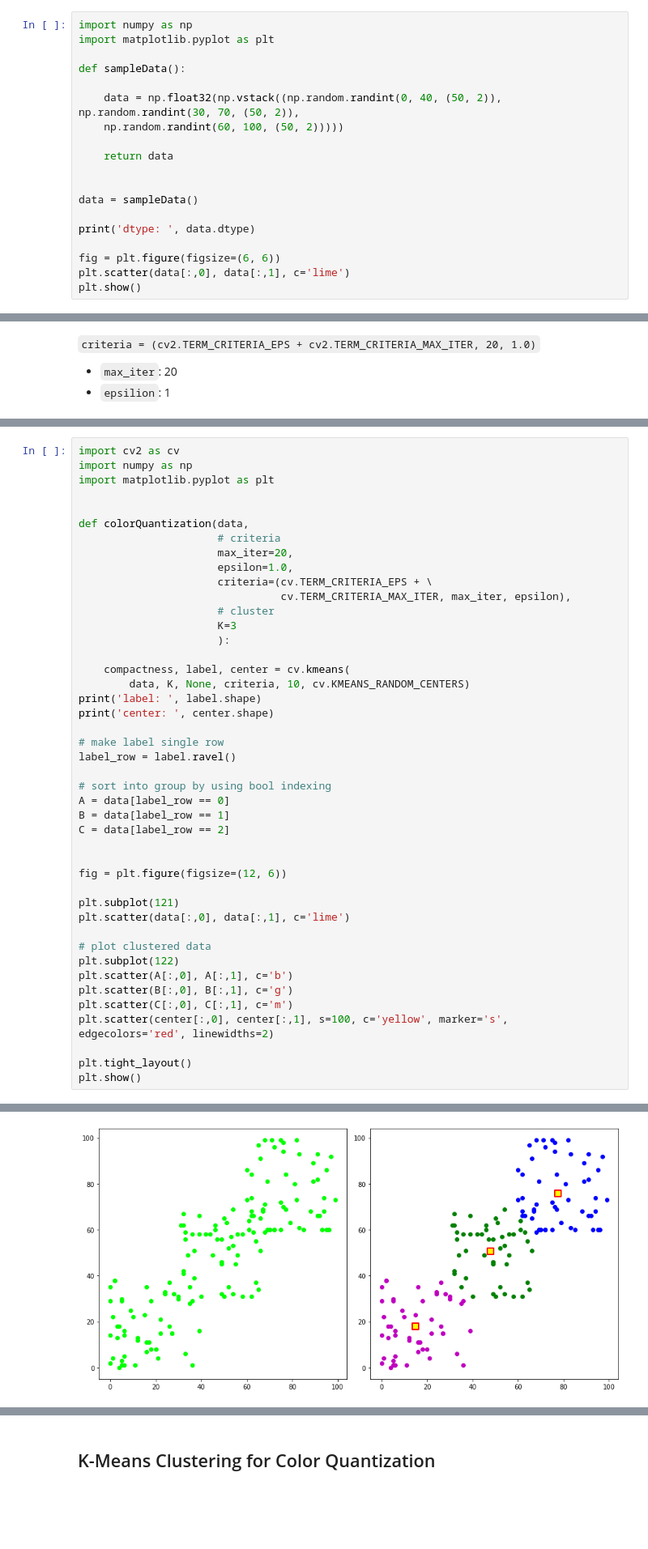
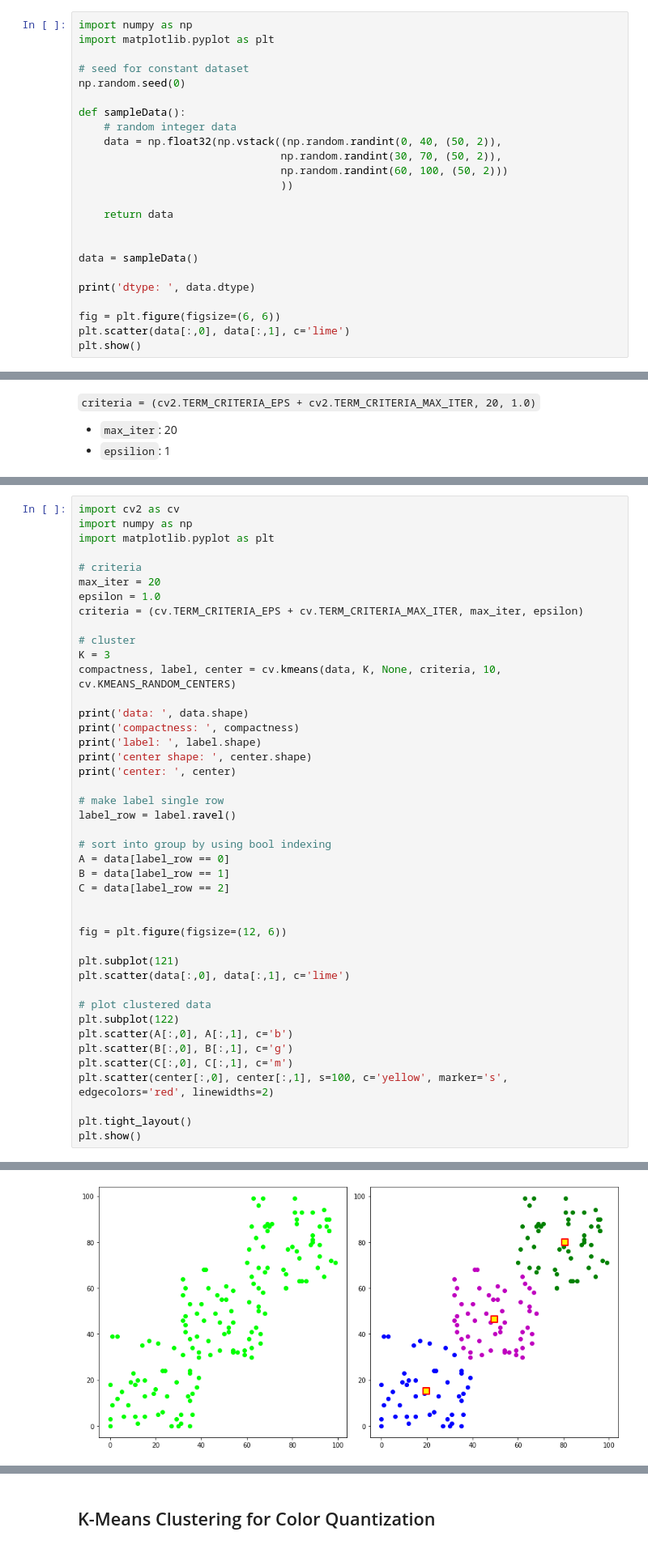
Before and after one commit to goke-ai/cv, a Jupyter notebook: essential/16.ipynb, the cells around one changed output, grey strips where cells are left out. Shown at 81% size. Drawn from its saved outputs; the diff is of its cells as text; blank space fills up the shorter version.

```diff
--- a/essential/16.ipynb
+++ b/essential/16.ipynb
@@ -26,10 +26,15 @@
 import numpy as np
 import matplotlib.pyplot as plt
 
+# seed for constant dataset
+np.random.seed(0)
+
 def sampleData():
-
-    data = np.float32(np.vstack((np.random.randint(0, 40, (50, 2)), np.random.randint(30, 70, (50, 2)),
-    np.random.randint(60, 100, (50, 2)))))
+    # random integer data
+    data = np.float32(np.vstack((np.random.randint(0, 40, (50, 2)),
+                                np.random.randint(30, 70, (50, 2)),
+                                np.random.randint(60, 100, (50, 2)))
+                                ))
 
     return data
 
@@ -120,21 +238,20 @@ import cv2 as cv
 import numpy as np
 import matplotlib.pyplot as plt
 
+# criteria
+max_iter = 20
+epsilon = 1.0
+criteria = (cv.TERM_CRITERIA_EPS + cv.TERM_CRITERIA_MAX_ITER, max_iter, epsilon)
 
-def colorQuantization(data,
-                      # criteria
-                      max_iter=20,
-                      epsilon=1.0,
-                      criteria=(cv.TERM_CRITERIA_EPS + \
-                                cv.TERM_CRITERIA_MAX_ITER, max_iter, epsilon),
-                      # cluster
-                      K=3
-                      ):
+# cluster
+K = 3
+compactness, label, center = cv.kmeans(data, K, None, criteria, 10, cv.KMEANS_RANDOM_CENTERS)
 
-    compactness, label, center = cv.kmeans(
-        data, K, None, criteria, 10, cv.KMEANS_RANDOM_CENTERS)
+print('data: ', data.shape)
+print('compactness: ', compactness)
 print('label: ', label.shape)
-print('center: ', center.shape)
+print('center shape: ', center.shape)
+print('center: ', center)
 
 # make label single row
 label_row = label.ravel()
@@ -166,4 +287,4 @@ center:  (3, 2)
-[figure, old version]
+[figure, new version]
 # %% [markdown]
 ## Class Activity
 
```
Also changed, not shown: parts of 19 cells of this notebook, 2 other files.
